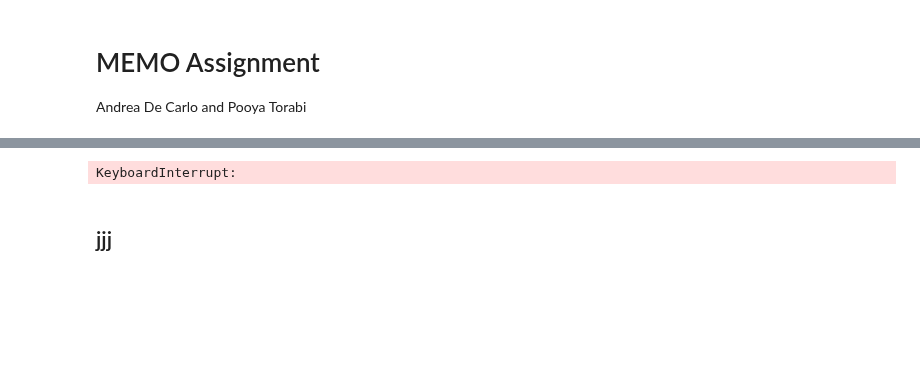
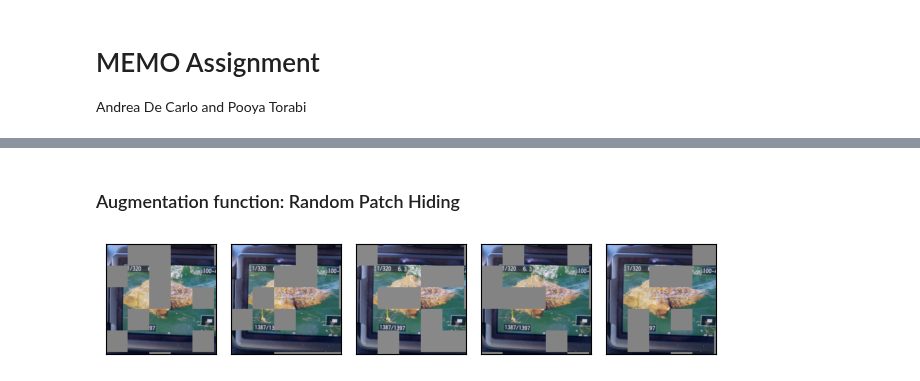
Before and after one commit to Dr3dre/Memo_DL2024, a Jupyter notebook: memo.ipynb, the cells around one changed output, grey strips where cells are left out. Saved outputs shown, nothing was run; the diff lists cells and outputs as text; code cells hidden in the pictures; blank space fills up the shorter version.

```diff
--- a/memo.ipynb
+++ b/memo.ipynb
@@ -125,7 +125,9 @@ class S3ImageFolder(Dataset):
 
         return img, self.class_to_idx[label]
 # %%
-normalize = torchvision.transforms.Normalize(mean=[0.485, 0.456, 0.406], std=[0.229, 0.224, 0.225])
+pre_process_mean = [0.485, 0.456, 0.406]
+pre_process_std = [0.229, 0.224, 0.225]
+normalize = torchvision.transforms.Normalize(mean=pre_process_mean, std=pre_process_std)
 resnet_preprocess = torchvision.transforms.Compose([
     torchvision.transforms.Resize(256),
     torchvision.transforms.CenterCrop(224),
@@ -354,7 +474,7 @@ epochs_for_adaptation = 1
 correct_predictions = 0
 
 for sample in imagenet_a:
-    input_image = sample[0].unsqueeze(0)  # create a mini-batch as expected by the resnet model
+    input_image = sample[0]
     # todo, are the labels in the same order as the output classes from the model?
     input_label = sample[1]
 
@@ -362,16 +482,46 @@ for sample in imagenet_a:
     adapted_model = memo_tta(pretrained_model, input_image, epochs_for_adaptation)
 
     # inference phase
-    # todo change prior_strength
-    prediction = test_single(adapted_model, input_image, -1)
+    prediction = test_single(adapted_model, input_image)
     correctness = 1 if prediction == input_label else 0
     correct_predictions += correctness
-# %% [output]
-KeyboardInterrupt:
 # %%
 top1_accuracy = correct_predictions / len(imagenet_a)
 
 print(f"top-1 accuracy for memo base implementation: {top1_accuracy}")
-# %% [markdown]
-## jjj
+# %% [markdown]
+### Augmentation function: Random Patch Hiding
+# %%
+import random
+
+
+def random_hide_patch(img):
+    # get width and height of the image
+    _, H, W = img.shape
+
+    patch_size = int(min(H, W) * 0.2)  # Example: 20% of the shorter side of the image
+
+    # Create a copy of the image to avoid modifying the original image
+    masked_img = img.clone()
+
+    hide_prob = 0.3
+
+    for x in range(0, W, patch_size):
+        for y in range(0, H, patch_size):
+            x_end = min(W, x + patch_size)
+            y_end = min(H, y + patch_size)
+            choose_to_hide = random.uniform(0, 1)
+            if choose_to_hide <= hide_prob:
+                masked_img[:, y:y_end, x:x_end] = 0
+
+    return masked_img
+
+
+random_patched_img = []
+for i in range(5):
+    random_patched_img.append(random_hide_patch(imagenet_a[0][0]))
+
+plot(random_patched_img)
+# %% [output]
+[figure, added]
 # %%
```
Also changed, not shown: parts of 9 cells of this notebook.
